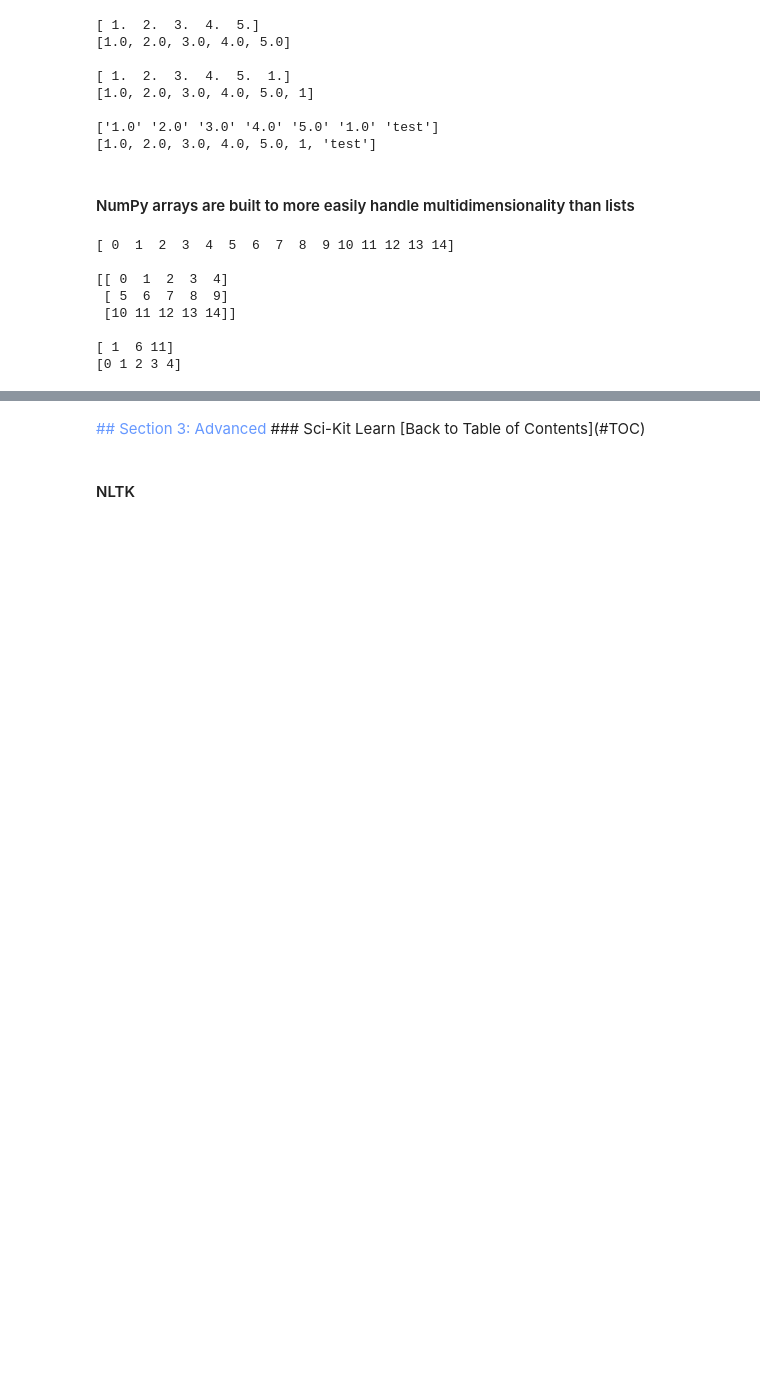
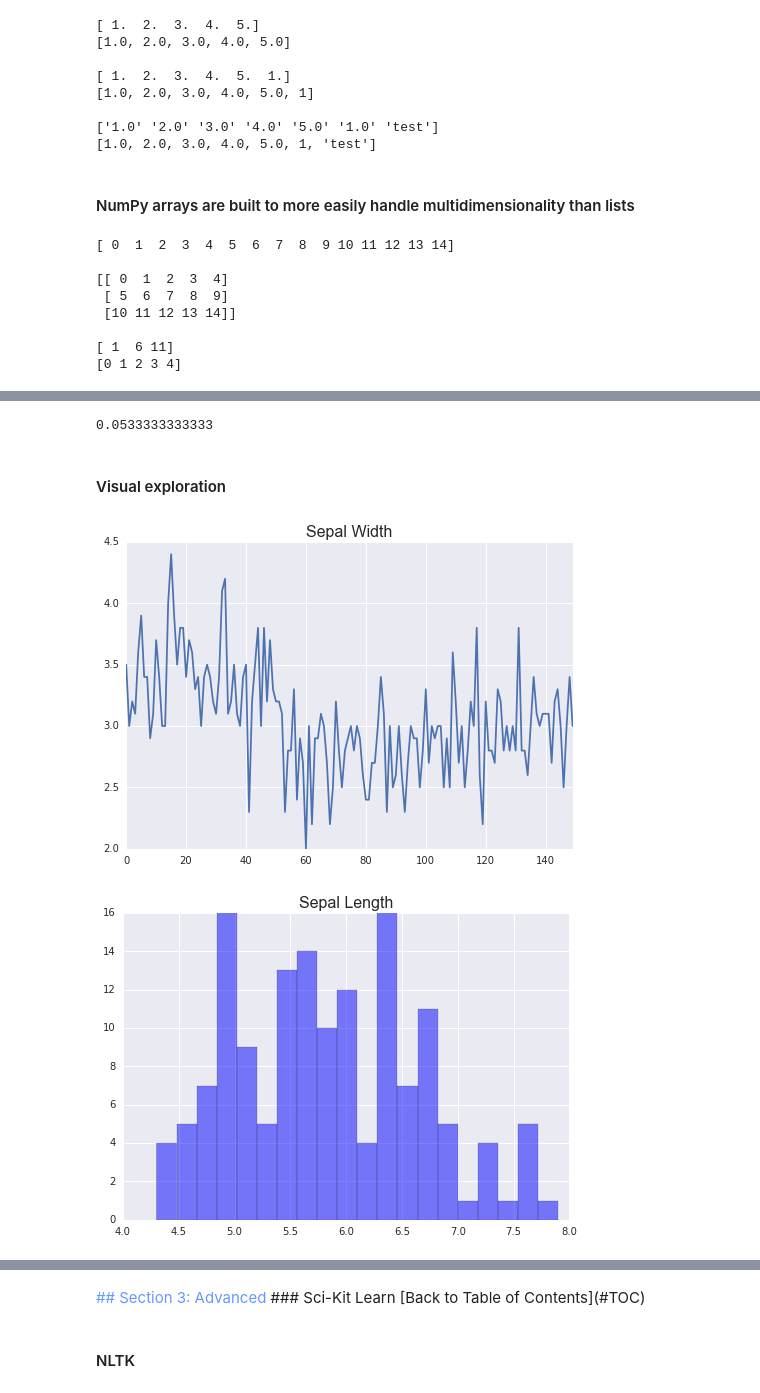
Before and after one commit to Marek-Sedlacek/Random, a Jupyter notebook: Tutorial.ipynb, the cells around one changed output, grey strips where cells are left out. Cells and saved outputs as stored; diff of their text form; code cells hidden in the pictures; blank space fills up the shorter version.

```diff
--- a/Tutorial.ipynb
+++ b/Tutorial.ipynb
@@ -456,0 +637,23 @@ dtype: object
+# %%
+#Complex subset, "versicolor" with sepal_width greater than average
+large_versicolor = iris2[(iris2["class"]=="versicolor") & (iris2["sepal_gt_avg"]==1)]
+
+#Print proportion of flowers in this subset
+print 1.0*large_versicolor.shape[0]/iris2.shape[0]
+# %% [output]
+0.0533333333333
+# %% [markdown]
+#### Visual exploration
+# %%
+#Line plot of the sepal width
+iris["sepal_width"].plot()
+plt.title("Sepal Width",fontsize=16)
+plt.show()
+
+#Histogram of the sepal length
+plt.hist(iris["sepal_length"],20, normed=0, facecolor='blue', alpha=0.5)
+plt.title("Sepal Length",fontsize=16)
+plt.show()
+# %% [output]
+[figure, added]
+[figure, added]
```
Also changed, not shown: parts of 37 cells of this notebook.
